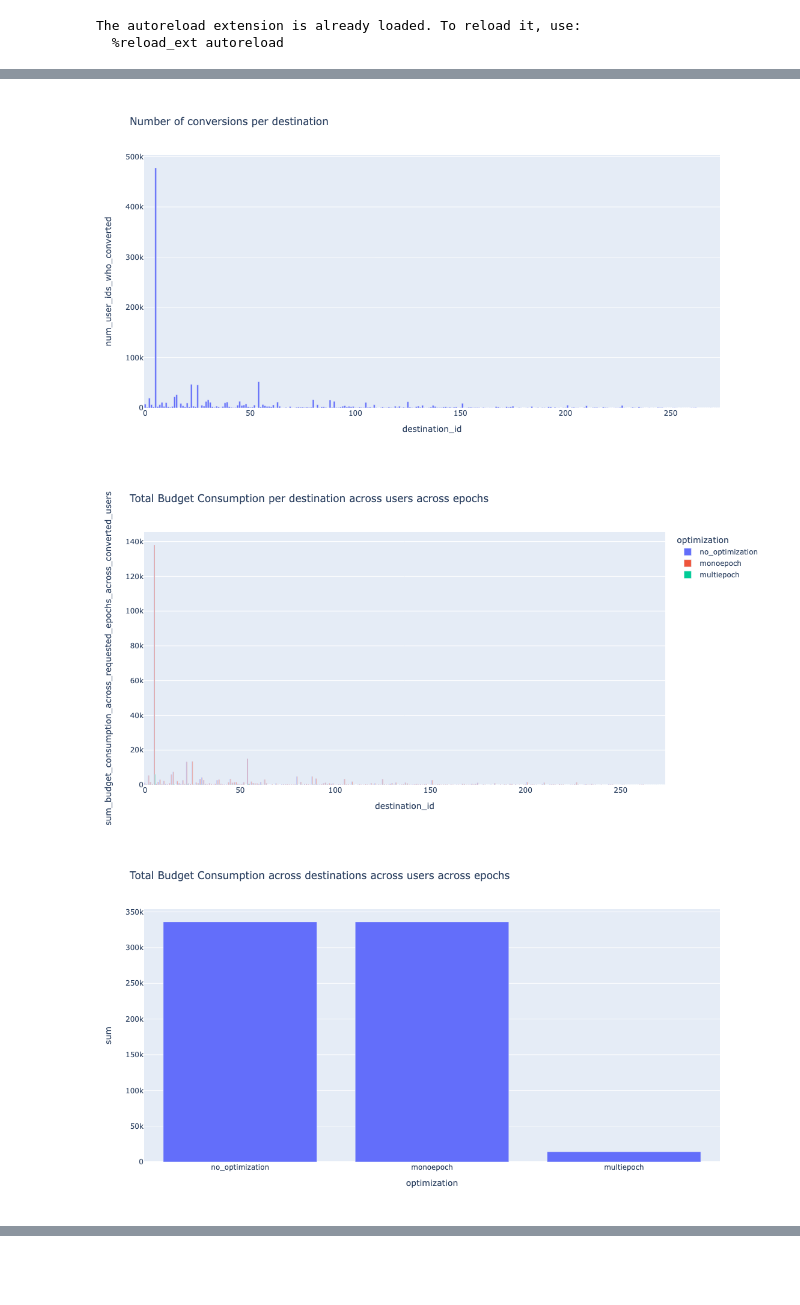
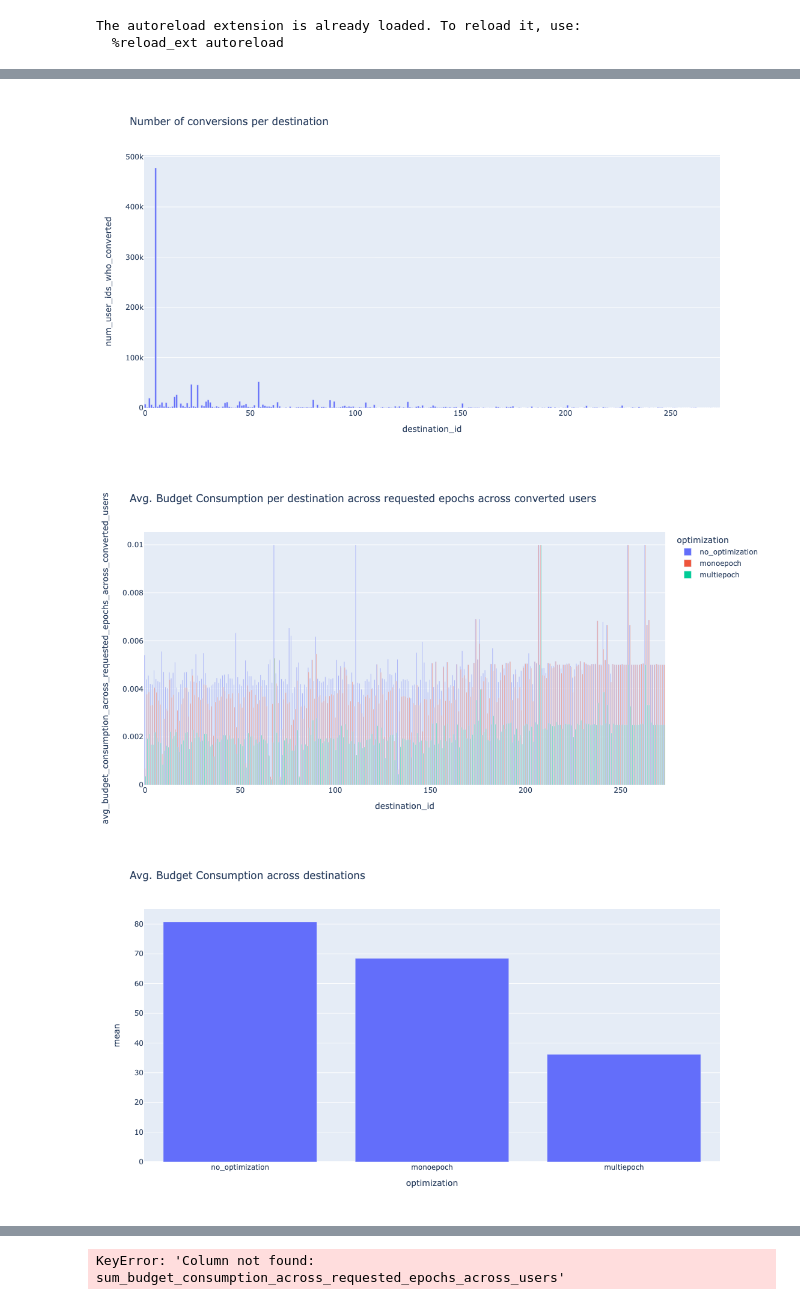
Before and after one commit to columbia/cookiemonster, a Jupyter notebook: systemx/notebooks/analysis.ipynb, the cells around one changed output, grey strips where cells are left out. Drawn from its saved outputs; the diff is of its cells as text; code cells hidden in the pictures; blank space fills up the shorter version.

```diff
--- a/systemx/notebooks/analysis.ipynb
+++ b/systemx/notebooks/analysis.ipynb
@@ -61,13 +21,8 @@ See the caveats in the documentation: https://pandas.pydata.org/pandas-docs/stab
-# %%
-from utils import plot_num_conversions_per_destination
-plot_num_conversions_per_destination(destinations_data_df)
-# %% [output]
-[figure, removed]
-# %%
-from utils import plot_sum_budget_per_destination_across_epochs_across_users, plot_sum_budget_across_destinations_across_epochs_across_users
-
-plot_sum_budget_per_destination_across_epochs_across_users(destinations_data_df)
-plot_sum_budget_across_destinations_across_epochs_across_users(destinations_data_df)
-# %% [output]
-[figure, removed]
-[figure, removed]
+# %%
+path = "ray/criteo/optimizations/run_and_report_2024-03-17_10-41-12"
+_, destinations_df, total_users_converted = analyze_budget_consumption(path, get_user_logs=False, get_destination_logs=True)
+plot_budget_consumption(destinations_df)
+# %% [output]
+[figure, added]
+[figure, added]
+[figure, added]
@@ -73,0 +31 @@ plot_sum_budget_across_destinations_across_epochs_across_users(destinations_data
+KeyError: 'Column not found: sum_budget_consumption_across_requested_epochs_across_users'
```
Also changed, not shown: parts of 8 cells of this notebook, 4 other files.
